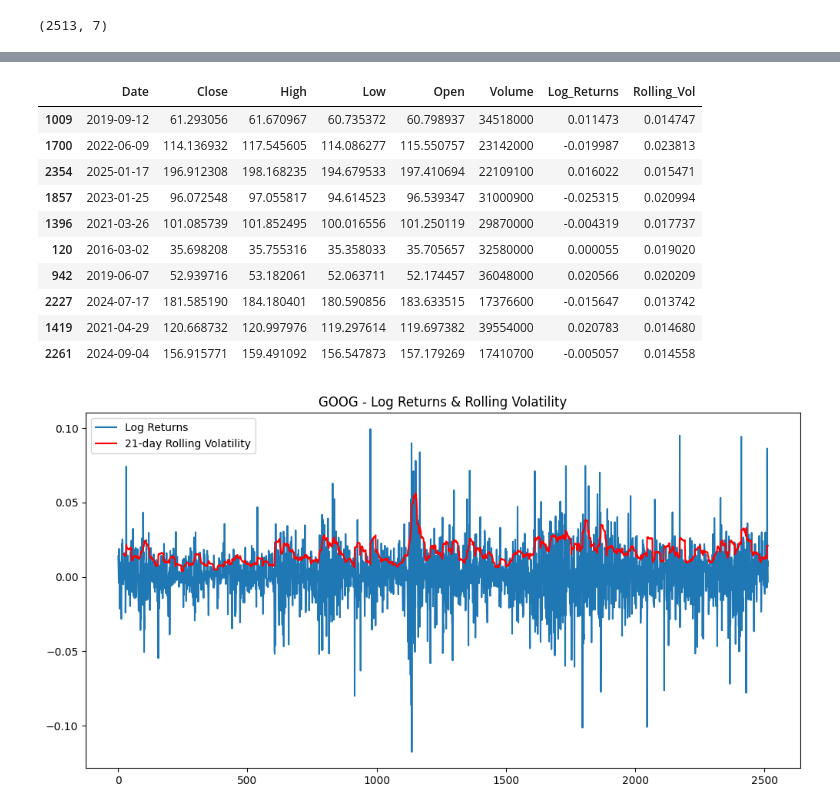
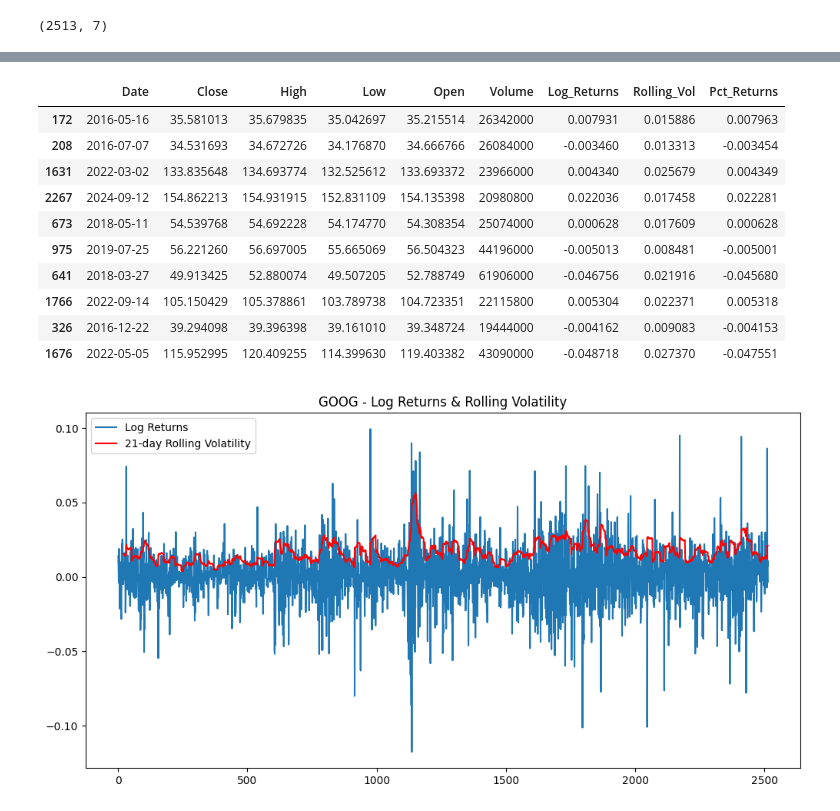
Before and after one commit to kamijoseph/Stocks-Price-Prediction-WebApp, a Jupyter notebook: notebook/model.ipynb, the cells around one changed output, grey strips where cells are left out. Drawn from its saved outputs; the diff is of its cells as text; code cells hidden in the pictures.

```diff
--- a/notebook/model.ipynb
+++ b/notebook/model.ipynb
@@ -281,20 +281,21 @@ Critical Value 10%: -2.5673848250020415
 # %%
 # volatility visualization
 window = 21
 data['Rolling_Vol'] = data['Log_Returns'].rolling(window).std()
+data['Pct_Returns'] = data['Close'].pct_change()
 data.sample(10)
 # %% [output]
-|  | Date | Close | High | Low | Open | Volume | Log_Returns | Rolling_Vol |
-| 1009 | 2019-09-12 | 61.293056 | 61.670967 | 60.735372 | 60.798937 | 34518000 | 0.011473 | 0.014747 |
-| 1700 | 2022-06-09 | 114.136932 | 117.545605 | 114.086277 | 115.550757 | 23142000 | -0.019987 | 0.023813 |
-| 2354 | 2025-01-17 | 196.912308 | 198.168235 | 194.679533 | 197.410694 | 22109100 | 0.016022 | 0.015471 |
-| 1857 | 2023-01-25 | 96.072548 | 97.055817 | 94.614523 | 96.539347 | 31000900 | -0.025315 | 0.020994 |
-| 1396 | 2021-03-26 | 101.085739 | 101.852495 | 100.016556 | 101.250119 | 29870000 | -0.004319 | 0.017737 |
-| 120 | 2016-03-02 | 35.698208 | 35.755316 | 35.358033 | 35.705657 | 32580000 | 0.000055 | 0.019020 |
-| 942 | 2019-06-07 | 52.939716 | 53.182061 | 52.063711 | 52.174457 | 36048000 | 0.020566 | 0.020209 |
-| 2227 | 2024-07-17 | 181.585190 | 184.180401 | 180.590856 | 183.633515 | 17376600 | -0.015647 | 0.013742 |
-| 1419 | 2021-04-29 | 120.668732 | 120.997976 | 119.297614 | 119.697382 | 39554000 | 0.020783 | 0.014680 |
-| 2261 | 2024-09-04 | 156.915771 | 159.491092 | 156.547873 | 157.179269 | 17410700 | -0.005057 | 0.014558 |
+|  | Date | Close | High | Low | Open | Volume | Log_Returns | Rolling_Vol | Pct_Returns |
+| 172 | 2016-05-16 | 35.581013 | 35.679835 | 35.042697 | 35.215514 | 26342000 | 0.007931 | 0.015886 | 0.007963 |
+| 208 | 2016-07-07 | 34.531693 | 34.672726 | 34.176870 | 34.666766 | 26084000 | -0.003460 | 0.013313 | -0.003454 |
+| 1631 | 2022-03-02 | 133.835648 | 134.693774 | 132.525612 | 133.693372 | 23966000 | 0.004340 | 0.025679 | 0.004349 |
+| 2267 | 2024-09-12 | 154.862213 | 154.931915 | 152.831109 | 154.135398 | 20980800 | 0.022036 | 0.017458 | 0.022281 |
+| 673 | 2018-05-11 | 54.539768 | 54.692228 | 54.174770 | 54.308354 | 25074000 | 0.000628 | 0.017609 | 0.000628 |
+| 975 | 2019-07-25 | 56.221260 | 56.697005 | 55.665069 | 56.504323 | 44196000 | -0.005013 | 0.008481 | -0.005001 |
+| 641 | 2018-03-27 | 49.913425 | 52.880074 | 49.507205 | 52.788749 | 61906000 | -0.046756 | 0.021916 | -0.045680 |
+| 1766 | 2022-09-14 | 105.150429 | 105.378861 | 103.789738 | 104.723351 | 22115800 | 0.005304 | 0.022371 | 0.005318 |
+| 326 | 2016-12-22 | 39.294098 | 39.396398 | 39.161010 | 39.348724 | 19444000 | -0.004162 | 0.009083 | -0.004153 |
+| 1676 | 2022-05-05 | 115.952995 | 120.409255 | 114.399630 | 119.403382 | 43090000 | -0.048718 | 0.027370 | -0.047551 |
 # %%
 plt.figure(figsize=(12,6))
 plt.plot(data['Log_Returns'], label='Log Returns')
```
Also changed, not shown: parts of 11 cells of this notebook, 2 other files.
